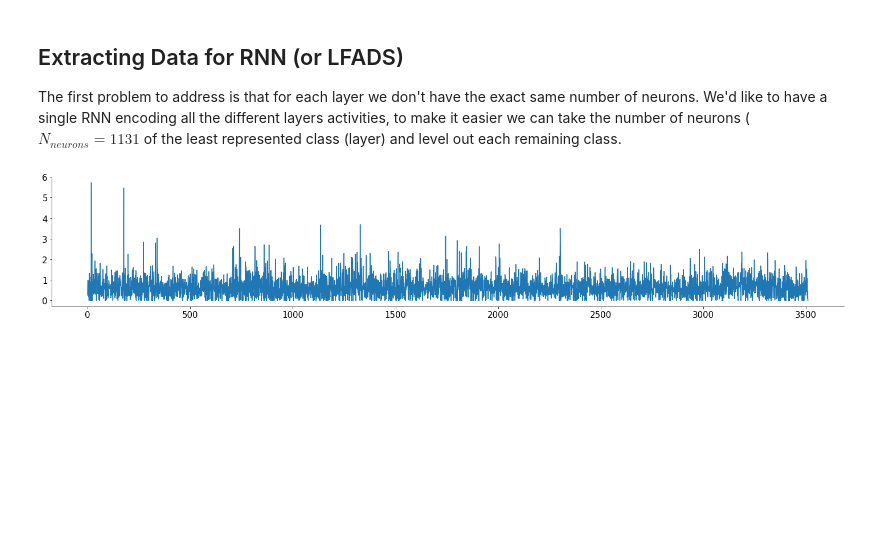
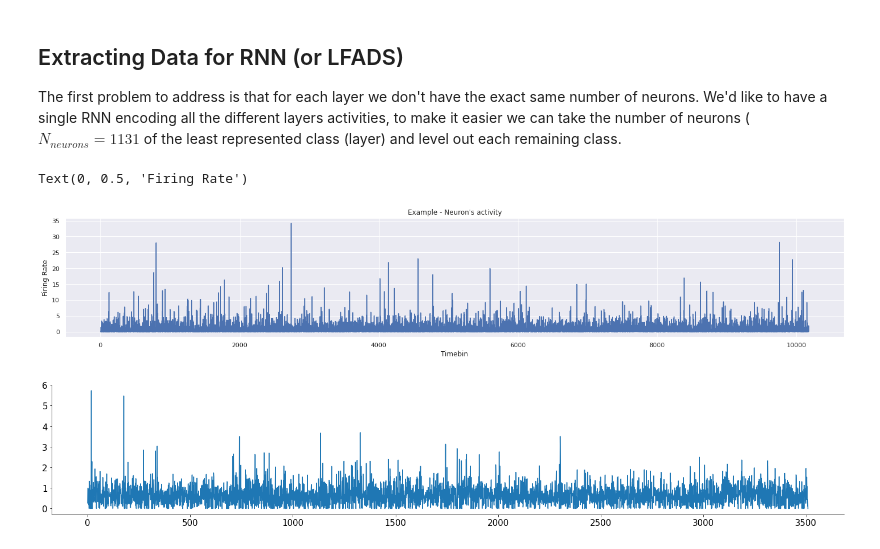
Before and after one commit to sazio/NMAs, a Jupyter notebook: src/UMAP+Clustering.ipynb, the cells around one changed output. Saved outputs shown, nothing was run; the diff lists cells and outputs as text; code cells hidden in the pictures; blank space fills up the shorter version.

Commit message:
adding single neuron's plot

```diff
--- a/src/UMAP+Clustering.ipynb
+++ b/src/UMAP+Clustering.ipynb
@@ -94,6 +94,14 @@ for i in range(0,9):
 ## shuffling for training purposes
 
 #np.random.shuffle(dataRNN)
+# %%
+plt.plot(dataRNN[:,0])
+plt.title("Example - Neuron's activity")
+plt.xlabel("Timebin")
+plt.ylabel("Firing Rate")
+# %% [output]
+Text(0, 0.5, 'Firing Rate')
+[figure, added]
 # %%
 # downsampling and averaging
 #avgd_normed_dataRNN = dataRNN#
```
